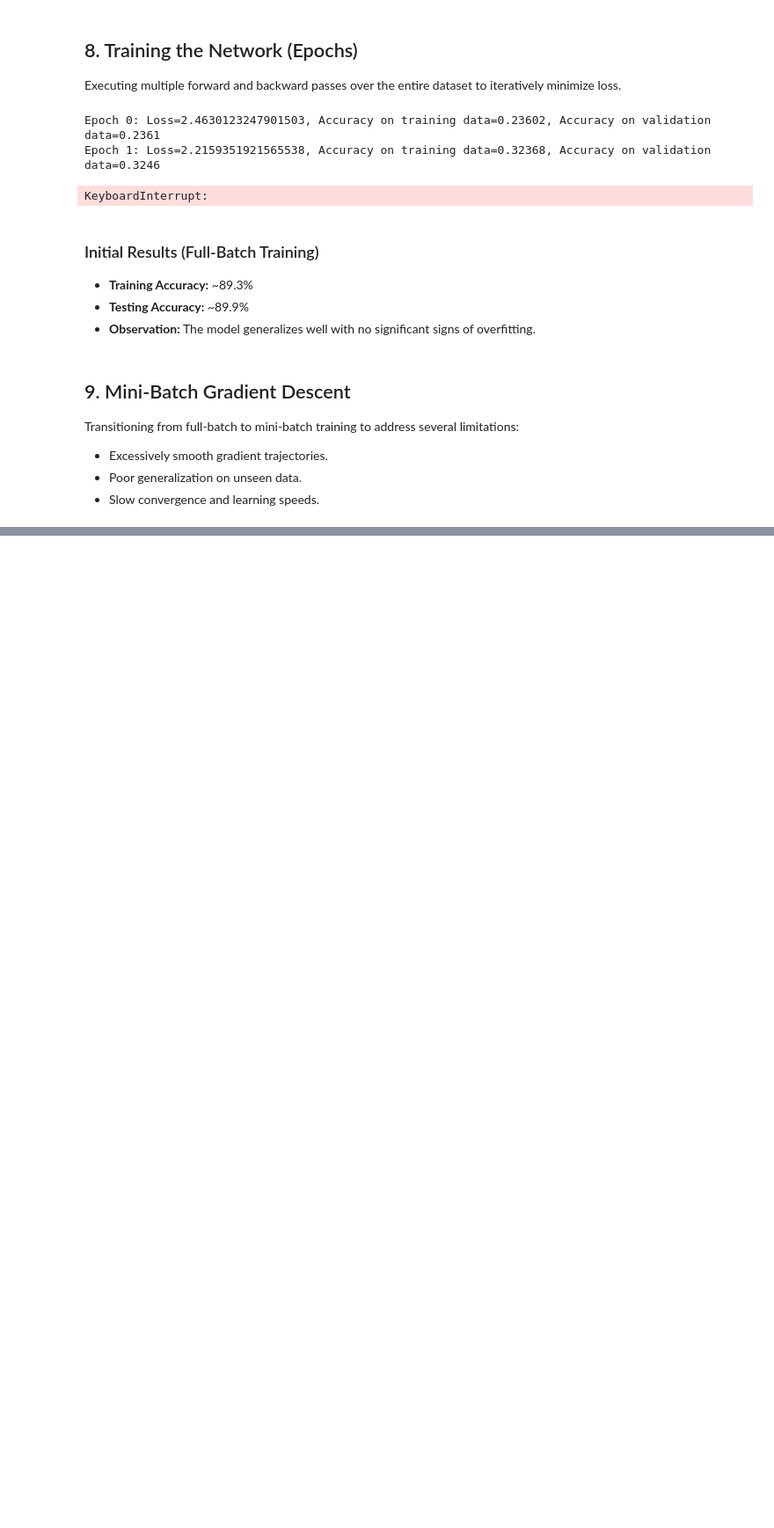
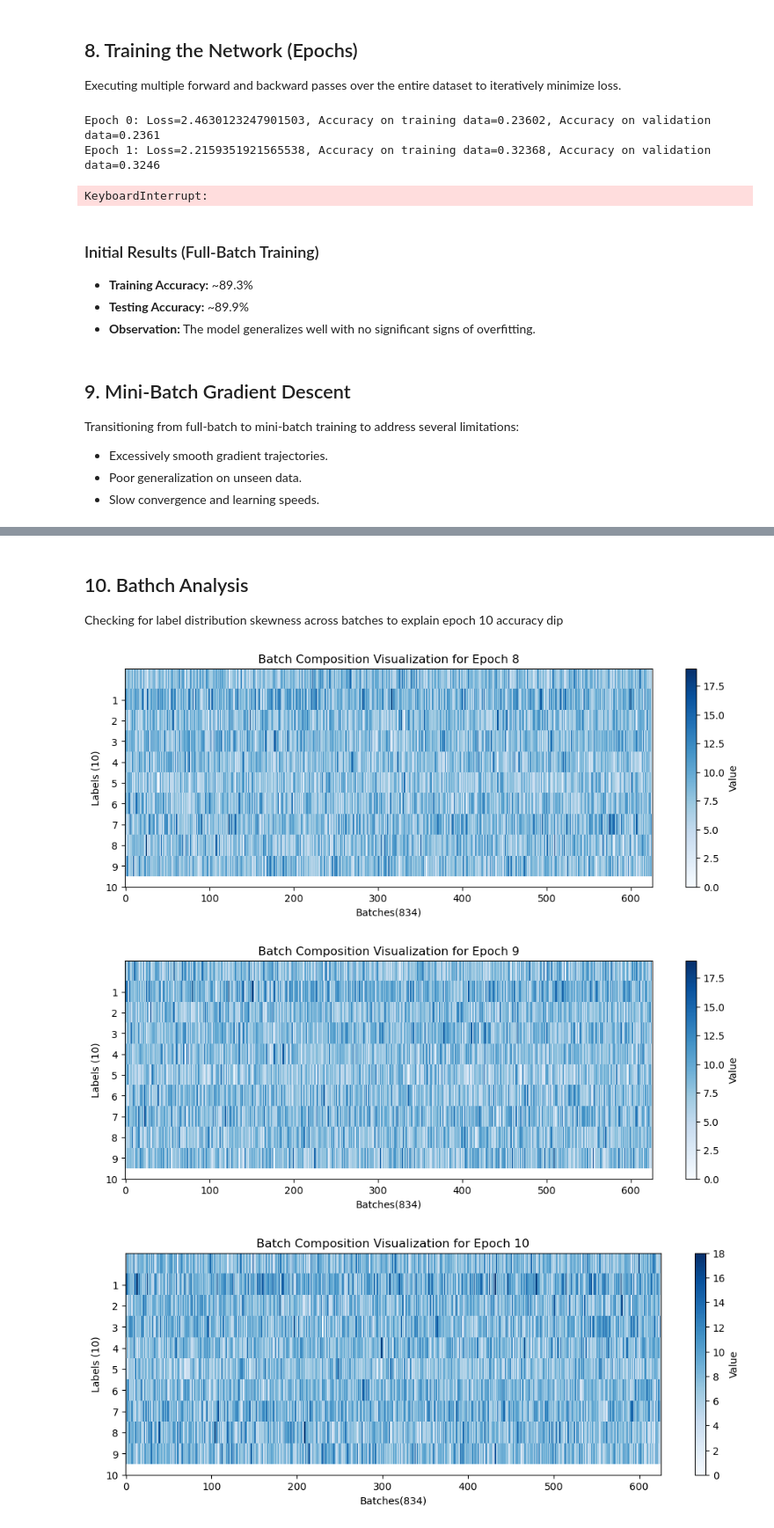
Before and after one commit to ritvik-verma/mlp-project, a Jupyter notebook: MLP.ipynb, the cells around one changed output, grey strips where cells are left out. Shown at 88% size. Saved outputs shown, nothing was run; the diff lists cells and outputs as text; code cells hidden in the pictures; blank space fills up the shorter version.

```diff
--- a/MLP.ipynb
+++ b/MLP.ipynb
@@ -594,0 +598,32 @@ plt.show()
+# %% [markdown]
+## 10. Bathch Analysis
+Checking for label distribution skewness across batches to explain epoch 10 accuracy dip
+# %%
+#
+import numpy as np
+import matplotlib.pyplot as plt
+
+for i in range(15):
+
+    if i not in [7,8,9,10]:
+        continue
+
+    grid_data = batch_composition[i,:,:].T
+
+    # 2. Visualize the grid using imshow
+    plt.figure(figsize=(12, 4)) # Adjust width/height ratio
+    plt.imshow(grid_data, cmap='Blues', aspect='auto', interpolation= 'nearest')
+
+    # 3. Add formatting for readability
+    plt.colorbar(label='Value')
+    plt.title(f'Batch Composition Visualization for Epoch {i+1}')
+    plt.xlabel('Batches(834)')
+    plt.ylabel('Labels (10)')
+    plt.yticks([1,2,3,4,5,6,7,8,9,10])
+
+    # 4. Display the plot
+    plt.show()
+# %% [output]
+[figure, added]
+[figure, added]
+[figure, added]
```
Also changed, not shown: parts of 5 cells of this notebook, 2 other files.
